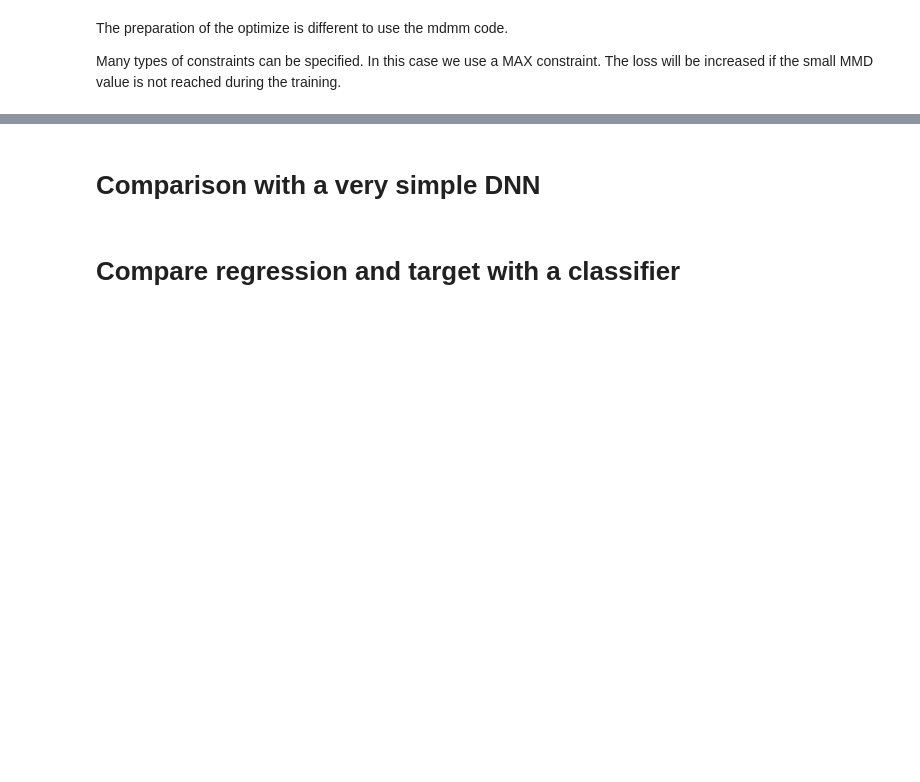
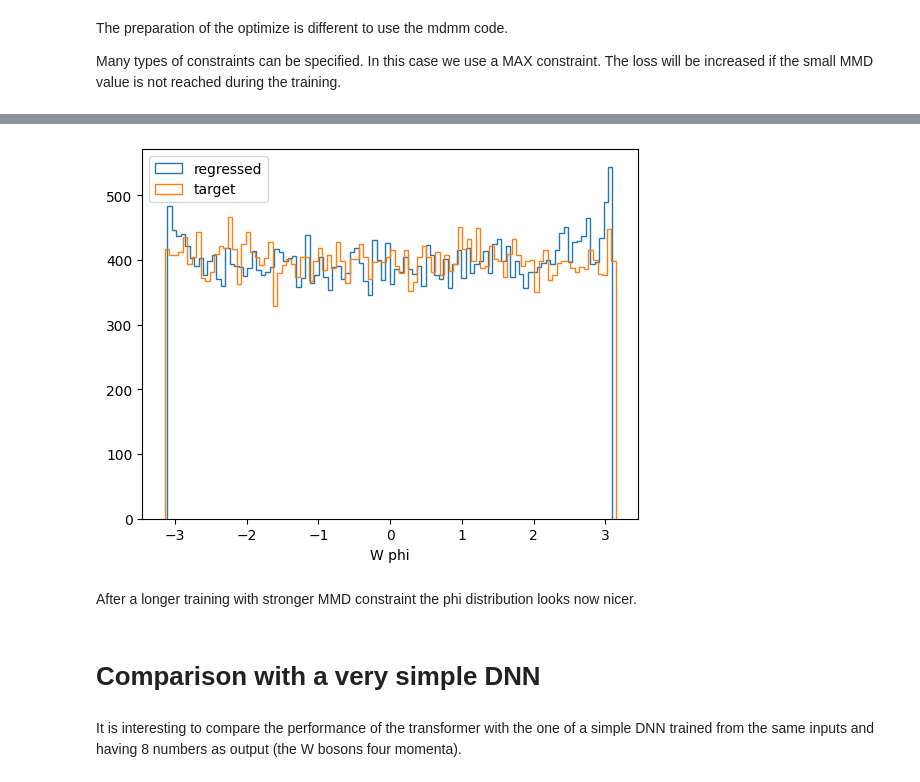
Before and after one commit to valsdav/PhDCourse_MLForPrecisionPhysics_2024, a Jupyter notebook: 3_WWRegression.ipynb, the cells around one changed output, grey strips where cells are left out. Cells and saved outputs as stored; diff of their text form; code cells hidden in the pictures; blank space fills up the shorter version.

```diff
--- a/3_WWRegression.ipynb
+++ b/3_WWRegression.ipynb
@@ -904,7 +904,7 @@ def logit(x, clip=1e-6):
     x = np.clip(x, a_min=clip, a_max=1-clip)
     return np.log(x/(1-x))
 # %%
-phi_scaling = torch.from_numpy(np.load(f"{datafolder}/W_data_scaling.npy")[2]).to("cpu")
+phi_scaling = torch.from_numpy(np.load(f"{datafolder}/W_data_scaling.npy")[2]).to("cuda")
 
 def unscale_phi(phi):
     return  logistic((phi * phi_scaling[1])+phi_scaling[0])* 2 *np.pi - np.pi
@@ -1146,11 +1158,11 @@ def train_withMMD_philoss_mdmmconstraint(model, MDMM_module, device, loader, val
         print(f"End of epoch {epoch}")
     return model
 # %%
-datafolder = "/eos/user/d/dvalsecc/EFT_PhD_Course/training_datasets"
+datafolder = "/eos/user/d/dvalsecc/PhDCourse_MLColliderPhysics2024/training_datasets"
 
 # Usage example
-input_paths_training = [ f"{datafolder}/{f}_training.npy" for f in ["jet_data", "lepton_data", "met_data","jetlepmet_padding_mask",  "nu_data", "W_data"]]
-input_paths_validation = [ f"{datafolder}/{f}_validation.npy" for f in ["jet_data", "lepton_data", "met_data","jetlepmet_padding_mask", "nu_data", "W_data"]]
+input_paths_training = [ f"{datafolder}/{f}_training.npy" for f in ["jet_data", "lepton_data", "met_data","jetlepmet_padding_mask",  "nu_data", "W_ordered_data"]]
+input_paths_validation = [ f"{datafolder}/{f}_validation.npy" for f in ["jet_data", "lepton_data", "met_data","jetlepmet_padding_mask", "nu_data", "W_ordered_data"]]
 
 dataset_train = dataloader.ChunkedNumpyDataset(input_paths_training, max_events=600000, device="cuda")
 dataset_val  = dataloader.ChunkedNumpyDataset(input_paths_validation, max_events=200000, device="cuda")
@@ -1176,7 +1188,7 @@ num_encoder_layers = 4
 num_decoder_layers = 2
 learning_rate = 1e-3
 
-model = WWRegressorComplete(d_model, nhead, num_encoder_layers, num_decoder_layers,
+model = WWRegressorWOrdered(d_model, nhead, num_encoder_layers, num_decoder_layers,
                    regression_net=[32])
 model.to(device)
 
@@ -1212,6 +1228,17 @@ validation_plots(W, W_out)
 # %%
 torch.save(model.state_dict(), "models/model_WWregr_mmd_phiperiodic_MDMMconstraints.pt")
+# %%
+plt.hist(unscale_phi(W_out[:,:,2]).cpu().numpy().flatten(),
+         bins=100, histtype="step", label="regressed")
+plt.hist(unscale_phi(W[:,:,2]).cpu().numpy().flatten(),
+         bins=100, histtype="step", label="target")
+plt.legend()
+plt.xlabel("W phi");
+# %% [output]
+[figure, added]
+# %% [markdown]
+After a longer training with stronger MMD constraint the phi distribution looks now nicer.
 # %% [markdown]
 # Comparison with a very simple DNN
 # %% [markdown]
-# Compare regression and target with a classifier
+It is interesting to compare the performance of the transformer with the one of a simple DNN trained from the same inputs and having 8 numbers as output (the W bosons four momenta).
```
Also changed, not shown: parts of 8 cells of this notebook, 4 other files.
